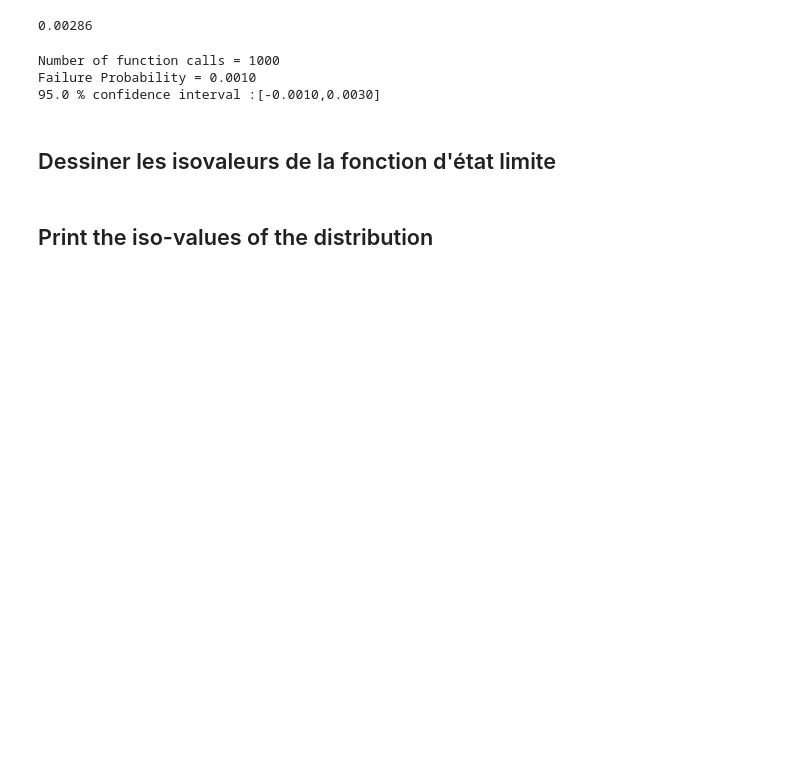
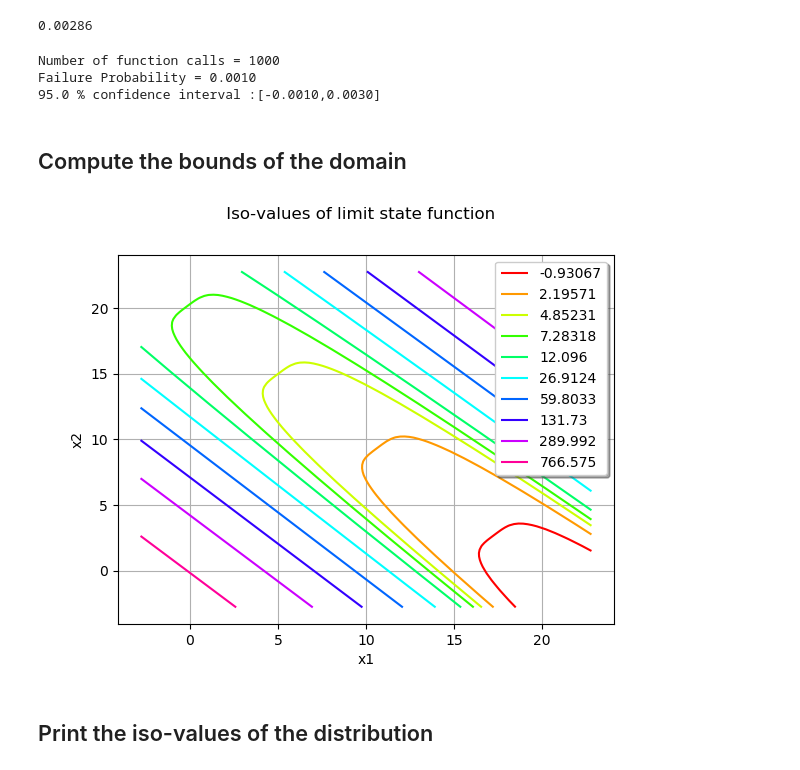
Before and after one commit to openturns/otbenchmark, a Jupyter notebook: examples/RP24_Demo.ipynb, the cells around one changed output. Drawn from its saved outputs; the diff is of its cells as text; code cells hidden in the pictures; blank space fills up the shorter version.

```diff
--- a/examples/RP24_Demo.ipynb
+++ b/examples/RP24_Demo.ipynb
@@ -37,8 +45,8 @@ print("%.1f %% confidence interval :[%.4f,%.4f] " % (level*100,pmin,pmax))
 Number of function calls = 1000
 Failure Probability = 0.0010
 95.0 % confidence interval :[-0.0010,0.0030]
-# %% [markdown]
-## Dessiner les isovaleurs de la fonction d'état limite
+# %% [markdown]
+## Compute the bounds of the domain
 # %%
 inputVector = event.getAntecedent()
 distribution = inputVector.getDistribution()
@@ -48,6 +56,13 @@ alphaMin = 0.00001
 alphaMax = 1 - alphaMin
 lowerBound = ot.Point([X1.computeQuantile(alphaMin)[0], X2.computeQuantile(alphaMin)[0]])
 upperBound = ot.Point([X1.computeQuantile(alphaMax)[0], X2.computeQuantile(alphaMax)[0]])
+# %%
+nbPoints = [100, 100]
+figure = g.draw(lowerBound, upperBound, nbPoints)
+figure.setTitle(" Iso-values of limit state function")
+figure
+# %% [output]
+[figure, added]
 # %% [markdown]
 ## Print the iso-values of the distribution
 # %%
```
Also changed, not shown: parts of 4 cells of this notebook, 11 other files.
